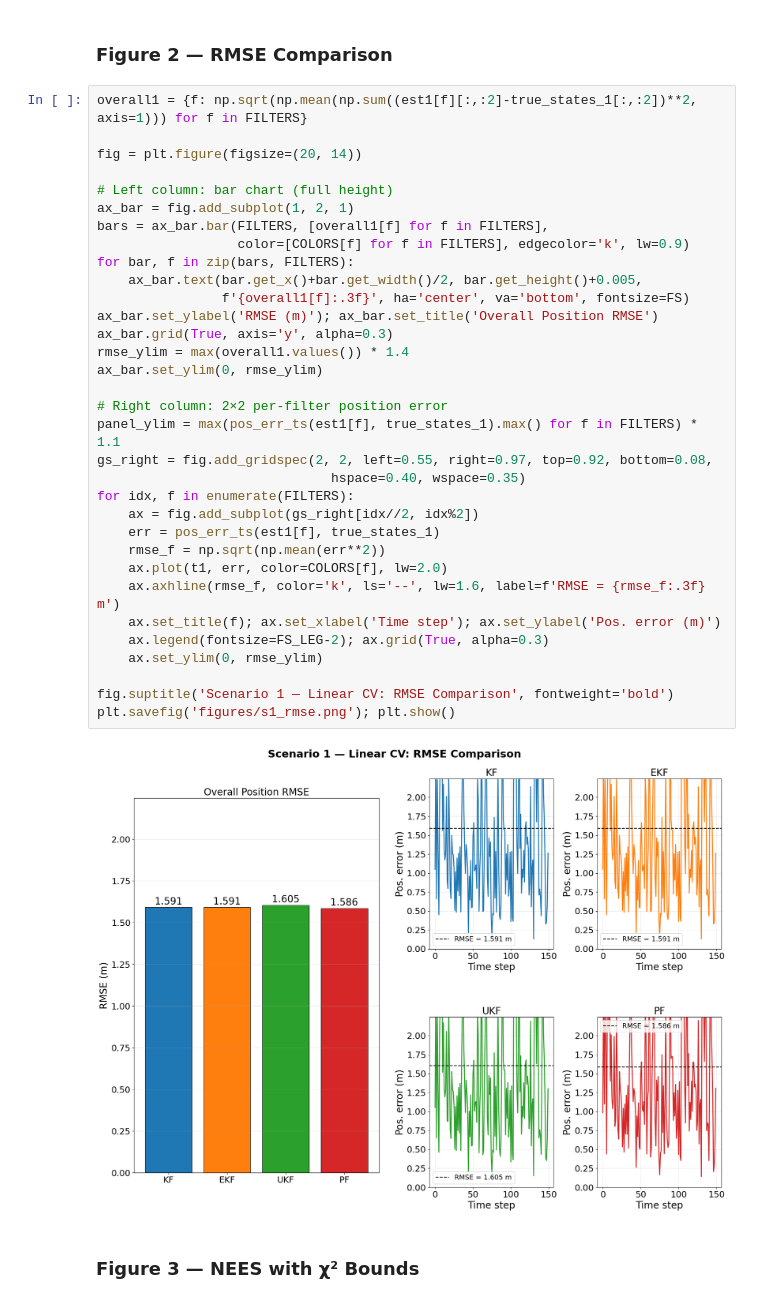
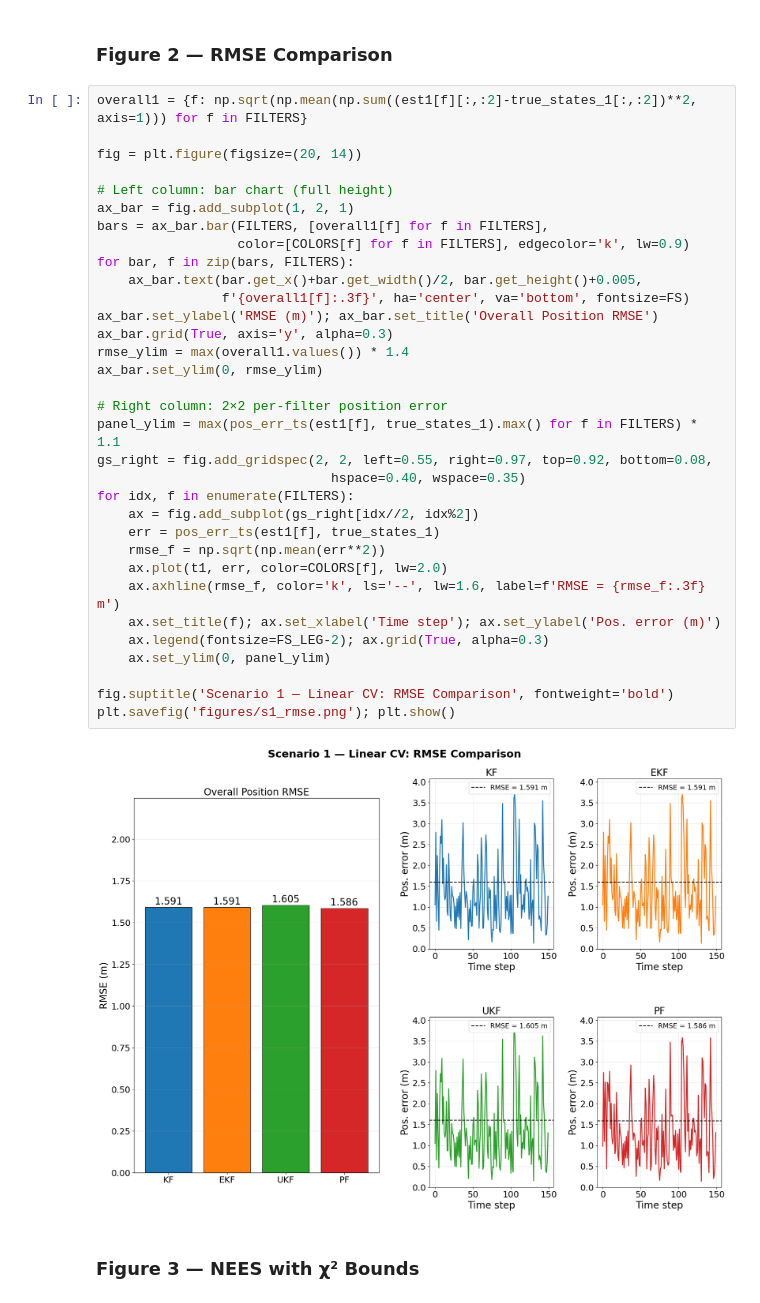
Before and after one commit to Moyin3/Dissertation, a Jupyter notebook: comparative_analysis.ipynb, the cells around one changed output. Saved outputs shown, nothing was run; the diff lists cells and outputs as text.

Commit message:
Fix S1 position-error panels to actually use panel_ylim not rmse_ylim
Co-Authored-By: Claude Sonnet 4.6 <noreply@anthropic.com>

```diff
--- a/comparative_analysis.ipynb
+++ b/comparative_analysis.ipynb
@@ -427,35 +427,35 @@ overall1 = {f: np.sqrt(np.mean(np.sum((est1[f][:,:2]-true_states_1[:,:2])**2, ax
 fig = plt.figure(figsize=(20, 14))
 
 # Left column: bar chart (full height)
 ax_bar = fig.add_subplot(1, 2, 1)
 bars = ax_bar.bar(FILTERS, [overall1[f] for f in FILTERS],
                   color=[COLORS[f] for f in FILTERS], edgecolor='k', lw=0.9)
 for bar, f in zip(bars, FILTERS):
     ax_bar.text(bar.get_x()+bar.get_width()/2, bar.get_height()+0.005,
                 f'{overall1[f]:.3f}', ha='center', va='bottom', fontsize=FS)
 ax_bar.set_ylabel('RMSE (m)'); ax_bar.set_title('Overall Position RMSE')
 ax_bar.grid(True, axis='y', alpha=0.3)
 rmse_ylim = max(overall1.values()) * 1.4
 ax_bar.set_ylim(0, rmse_ylim)
 
 # Right column: 2×2 per-filter position error
 panel_ylim = max(pos_err_ts(est1[f], true_states_1).max() for f in FILTERS) * 1.1
 gs_right = fig.add_gridspec(2, 2, left=0.55, right=0.97, top=0.92, bottom=0.08,
                               hspace=0.40, wspace=0.35)
 for idx, f in enumerate(FILTERS):
     ax = fig.add_subplot(gs_right[idx//2, idx%2])
     err = pos_err_ts(est1[f], true_states_1)
     rmse_f = np.sqrt(np.mean(err**2))
     ax.plot(t1, err, color=COLORS[f], lw=2.0)
     ax.axhline(rmse_f, color='k', ls='--', lw=1.6, label=f'RMSE = {rmse_f:.3f} m')
     ax.set_title(f); ax.set_xlabel('Time step'); ax.set_ylabel('Pos. error (m)')
     ax.legend(fontsize=FS_LEG-2); ax.grid(True, alpha=0.3)
-    ax.set_ylim(0, rmse_ylim)
+    ax.set_ylim(0, panel_ylim)
 
 fig.suptitle('Scenario 1 — Linear CV: RMSE Comparison', fontweight='bold')
 plt.savefig('figures/s1_rmse.png'); plt.show()
 # %% [output]
-[figure, old version]
+[figure, new version]
 # %% [markdown]
 ### Figure 3 — NEES with χ² Bounds
 # %%
```
Also changed, not shown: 1 other file.
